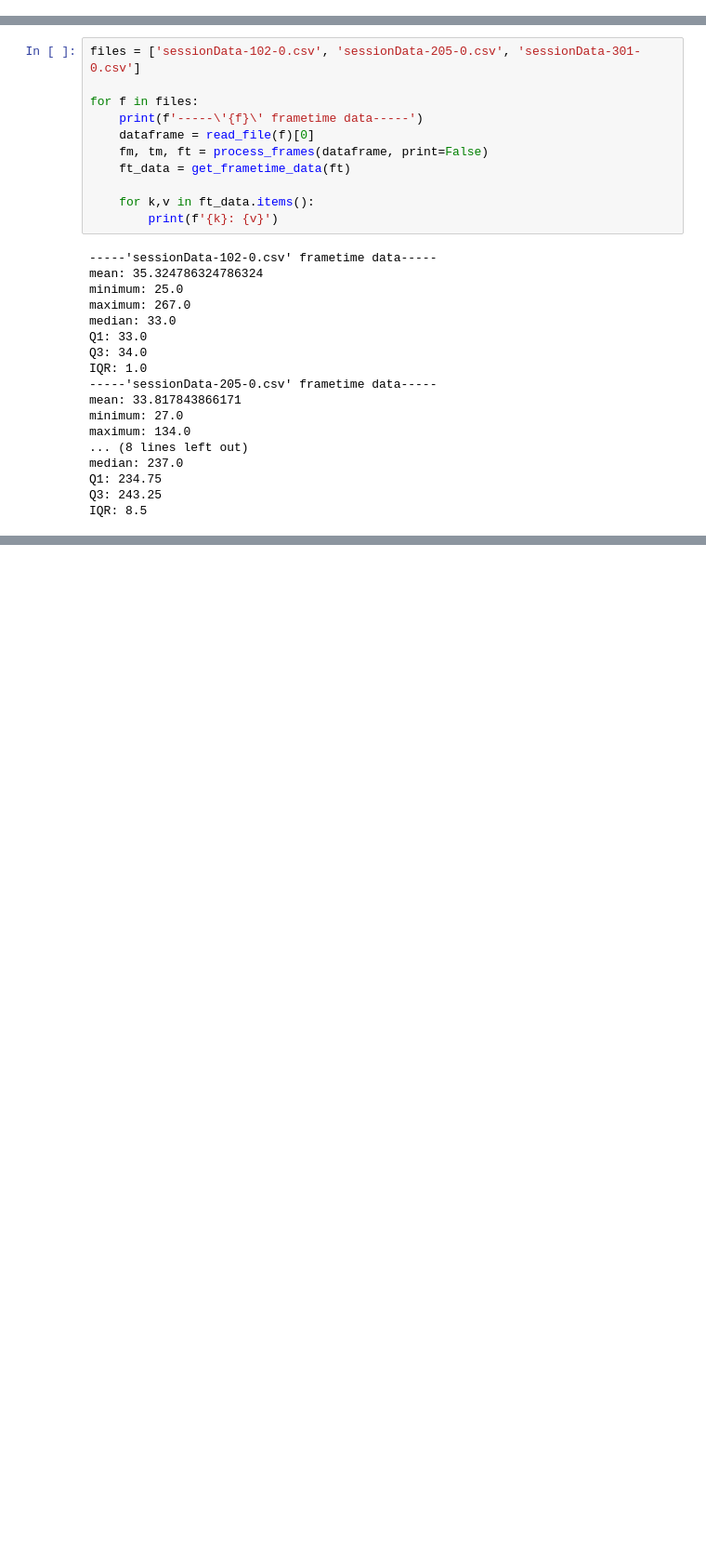
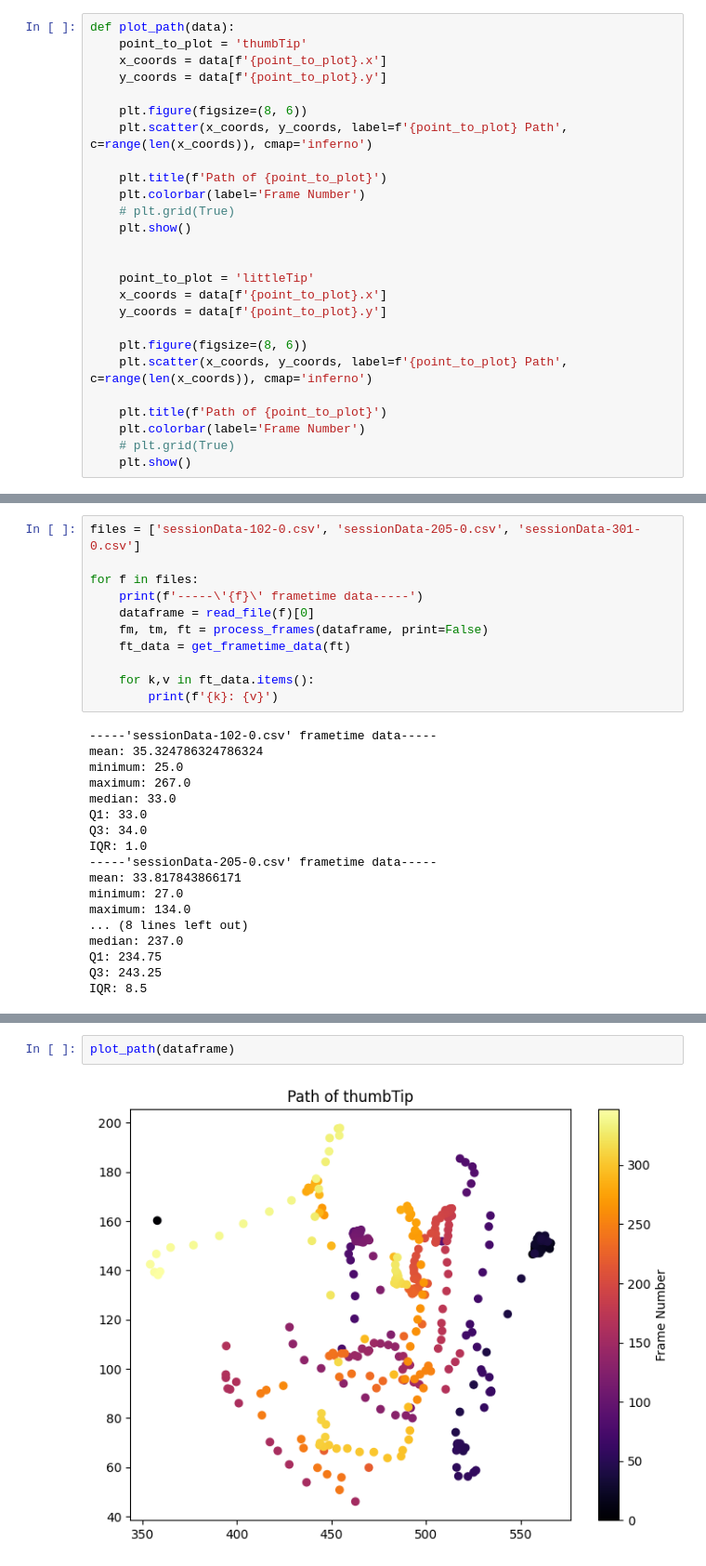
Before and after one commit to csu-hci-projects/FA23-FoldAR-Step-by-step-Instructions-for-Folding-Paper-Models-in-AR, a Jupyter notebook: FoldAR_Analysis.ipynb, the cells around one changed output, grey strips where cells are left out. Shown at 93% size. Drawn from its saved outputs; the diff is of its cells as text; blank space fills up the shorter version.

```diff
--- a/FoldAR_Analysis.ipynb
+++ b/FoldAR_Analysis.ipynb
@@ -119,3 +162,29 @@ def process_frames(data, print:bool = True):
+# %%
+def plot_path(data):
+    point_to_plot = 'thumbTip'
+    x_coords = data[f'{point_to_plot}.x']
+    y_coords = data[f'{point_to_plot}.y']
+
+    plt.figure(figsize=(8, 6))
+    plt.scatter(x_coords, y_coords, label=f'{point_to_plot} Path', c=range(len(x_coords)), cmap='inferno')
+
+    plt.title(f'Path of {point_to_plot}')
+    plt.colorbar(label='Frame Number')
+    # plt.grid(True)
+    plt.show()
+
+
+    point_to_plot = 'littleTip'
+    x_coords = data[f'{point_to_plot}.x']
+    y_coords = data[f'{point_to_plot}.y']
+
+    plt.figure(figsize=(8, 6))
+    plt.scatter(x_coords, y_coords, label=f'{point_to_plot} Path', c=range(len(x_coords)), cmap='inferno')
+
+    plt.title(f'Path of {point_to_plot}')
+    plt.colorbar(label='Frame Number')
+    # plt.grid(True)
+    plt.show()
 # %%
 # files = get_files()
 
@@ -238,0 +246,4 @@ plt.show()
+# %%
+plot_path(dataframe)
+# %% [output]
+[figure, added]
```
Also changed, not shown: parts of 9 cells of this notebook.
